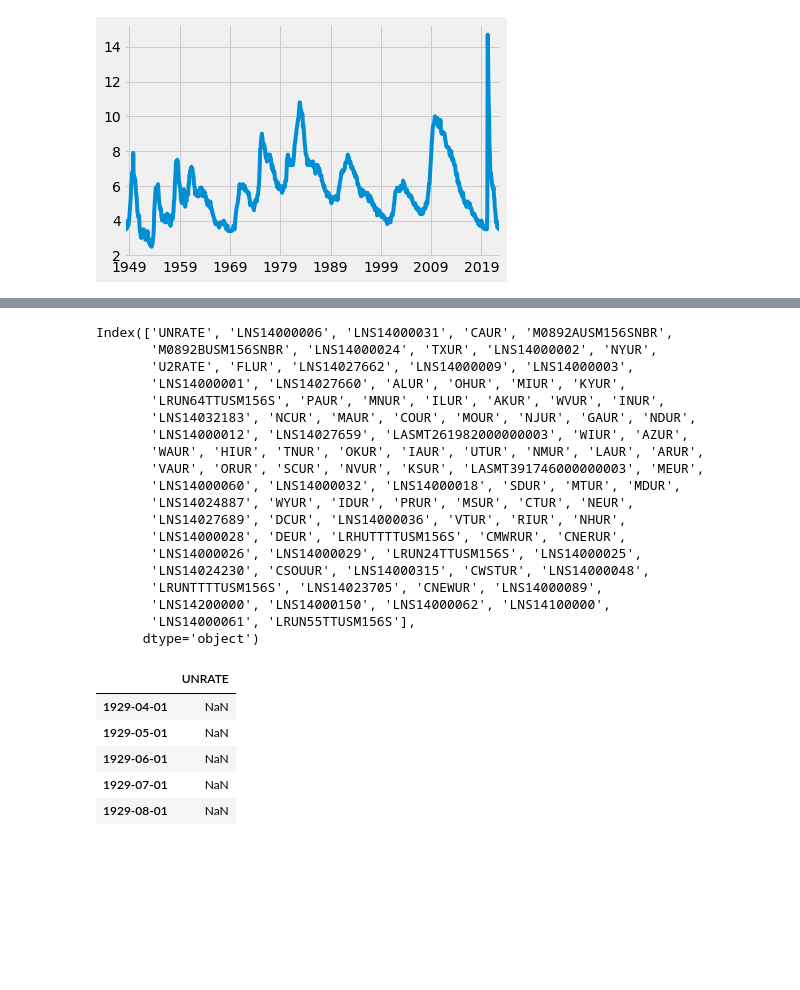
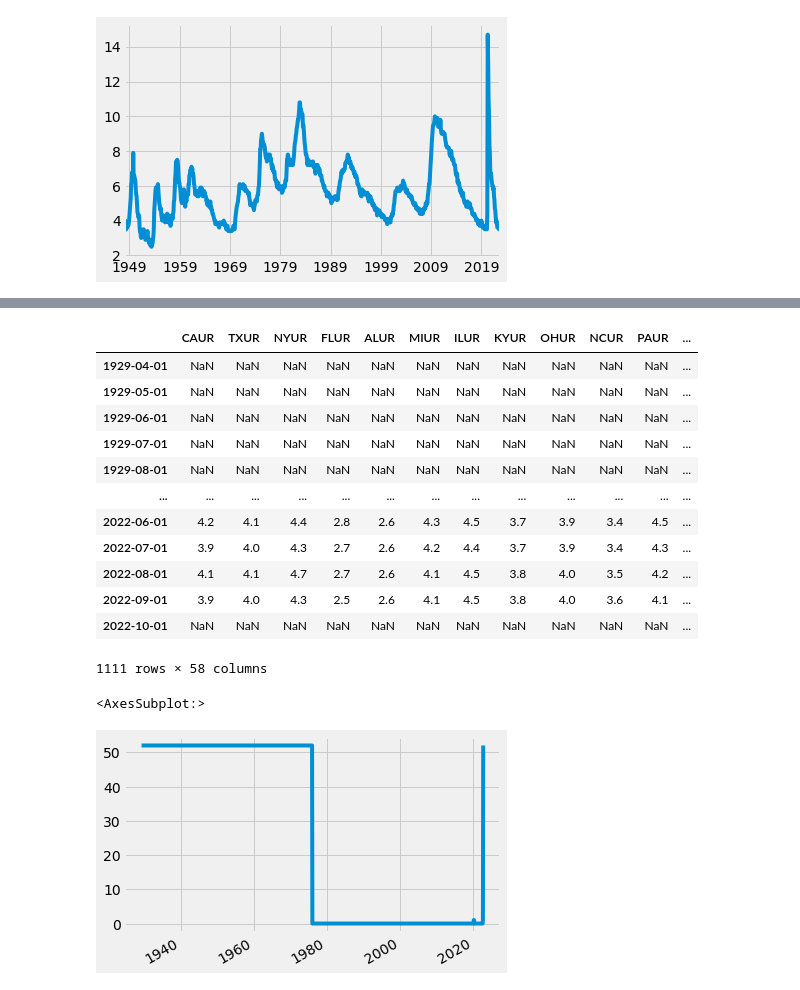
Before and after one commit to lincolnmuriithi11/Stock_Analysis-, a Jupyter notebook: Financial Analysis/fed_res_economic_data.ipynb, the cells around one changed output, grey strips where cells are left out. Saved outputs shown, nothing was run; the diff lists cells and outputs as text; code cells hidden in the pictures; blank space fills up the shorter version.

```diff
--- a/Financial Analysis/fed_res_economic_data.ipynb
+++ b/Financial Analysis/fed_res_economic_data.ipynb
@@ -79,7 +79,7 @@ unemp_rate.plot()
 <AxesSubplot:>
 [figure]
 # %%
-unemp_df = fred.search("unemployment rate state", filter = ("frequency", "Monthly" ))
+unemp_df = fred.search("unemployment state", filter = ("frequency", "Monthly" ))
 # running a query to find specific data that I am looking for
 unemp_df = unemp_df.query('seasonal_adjustment == "Seasonally Adjusted" and units == "Percent"')
 unemp_df = unemp_df.loc[unemp_df["title"].str.contains("Unemployment Rate")]
@@ -132,0 +137,3 @@ Length: 100, dtype: float64
+# %%
+# drop columns without the "UR" suffix
+state_unemp = uemp_result.filter(regex="UR",axis=1)
@@ -133,22 +143,20 @@ Length: 100, dtype: float64
+# %%
+state_unemp
+# %% [output]
+|  | CAUR | TXUR | NYUR | FLUR | ALUR | MIUR | ILUR | KYUR | OHUR | NCUR | PAUR | ... |
+| 1929-04-01 | NaN | NaN | NaN | NaN | NaN | NaN | NaN | NaN | NaN | NaN | NaN | ... |
+| 1929-05-01 | NaN | NaN | NaN | NaN | NaN | NaN | NaN | NaN | NaN | NaN | NaN | ... |
+| 1929-06-01 | NaN | NaN | NaN | NaN | NaN | NaN | NaN | NaN | NaN | NaN | NaN | ... |
+| 1929-07-01 | NaN | NaN | NaN | NaN | NaN | NaN | NaN | NaN | NaN | NaN | NaN | ... |
+| 1929-08-01 | NaN | NaN | NaN | NaN | NaN | NaN | NaN | NaN | NaN | NaN | NaN | ... |
+| ... | ... | ... | ... | ... | ... | ... | ... | ... | ... | ... | ... | ... |
+| 2022-06-01 | 4.2 | 4.1 | 4.4 | 2.8 | 2.6 | 4.3 | 4.5 | 3.7 | 3.9 | 3.4 | 4.5 | ... |
+| 2022-07-01 | 3.9 | 4.0 | 4.3 | 2.7 | 2.6 | 4.2 | 4.4 | 3.7 | 3.9 | 3.4 | 4.3 | ... |
+| 2022-08-01 | 4.1 | 4.1 | 4.7 | 2.7 | 2.6 | 4.1 | 4.5 | 3.8 | 4.0 | 3.5 | 4.2 | ... |
+| 2022-09-01 | 3.9 | 4.0 | 4.3 | 2.5 | 2.6 | 4.1 | 4.5 | 3.8 | 4.0 | 3.6 | 4.1 | ... |
+| 2022-10-01 | NaN | NaN | NaN | NaN | NaN | NaN | NaN | NaN | NaN | NaN | NaN | ... |
+1111 rows × 58 columns
+# %%
+columns_to_drop = ["CMWRUR","CNERUR", "CSOUUR","CWSTUR","CNEWUR","USAURAMS"]
 # %%
-uemp_result.columns
+state_unemp = state_unemp.drop(columns_to_drop, axis = 1)
-# %% [output]
-Index(['UNRATE', 'LNS14000006', 'LNS14000031', 'CAUR', 'M0892AUSM156SNBR',
-       'M0892BUSM156SNBR', 'LNS14000024', 'TXUR', 'LNS14000002', 'NYUR',
-       'U2RATE', 'FLUR', 'LNS14027662', 'LNS14000009', 'LNS14000003',
-       'LNS14000001', 'LNS14027660', 'ALUR', 'OHUR', 'MIUR', 'KYUR',
-       'LRUN64TTUSM156S', 'PAUR', 'MNUR', 'ILUR', 'AKUR', 'WVUR', 'INUR',
-       'LNS14032183', 'NCUR', 'MAUR', 'COUR', 'MOUR', 'NJUR', 'GAUR', 'NDUR',
-       'LNS14000012', 'LNS14027659', 'LASMT261982000000003', 'WIUR', 'AZUR',
-       'WAUR', 'HIUR', 'TNUR', 'OKUR', 'IAUR', 'UTUR', 'NMUR', 'LAUR', 'ARUR',
-       'VAUR', 'ORUR', 'SCUR', 'NVUR', 'KSUR', 'LASMT391746000000003', 'MEUR',
-       'LNS14000060', 'LNS14000032', 'LNS14000018', 'SDUR', 'MTUR', 'MDUR',
-       'LNS14024887', 'WYUR', 'IDUR', 'PRUR', 'MSUR', 'CTUR', 'NEUR',
-       'LNS14027689', 'DCUR', 'LNS14000036', 'VTUR', 'RIUR', 'NHUR',
-       'LNS14000028', 'DEUR', 'LRHUTTTTUSM156S', 'CMWRUR', 'CNERUR',
-       'LNS14000026', 'LNS14000029', 'LRUN24TTUSM156S', 'LNS14000025',
-       'LNS14024230', 'CSOUUR', 'LNS14000315', 'CWSTUR', 'LNS14000048',
-       'LRUNTTTTUSM156S', 'LNS14023705', 'CNEWUR', 'LNS14000089',
-       'LNS14200000', 'LNS14000150', 'LNS14000062', 'LNS14100000',
-       'LNS14000061', 'LRUN55TTUSM156S'],
-      dtype='object')
@@ -157,9 +163,5 @@ unemployment_rate = uemp_result[['UNRATE']]
-# %%
-unemployment_rate.head()
-# %% [output]
-|  | UNRATE |
-| 1929-04-01 | NaN |
-| 1929-05-01 | NaN |
-| 1929-06-01 | NaN |
-| 1929-07-01 | NaN |
-| 1929-08-01 | NaN |
+# %%
+state_unemp.isna().sum(axis=1).plot()
+# %% [output]
+<AxesSubplot:>
+[figure, added]
```
Also changed, not shown: parts of 25 cells of this notebook.
